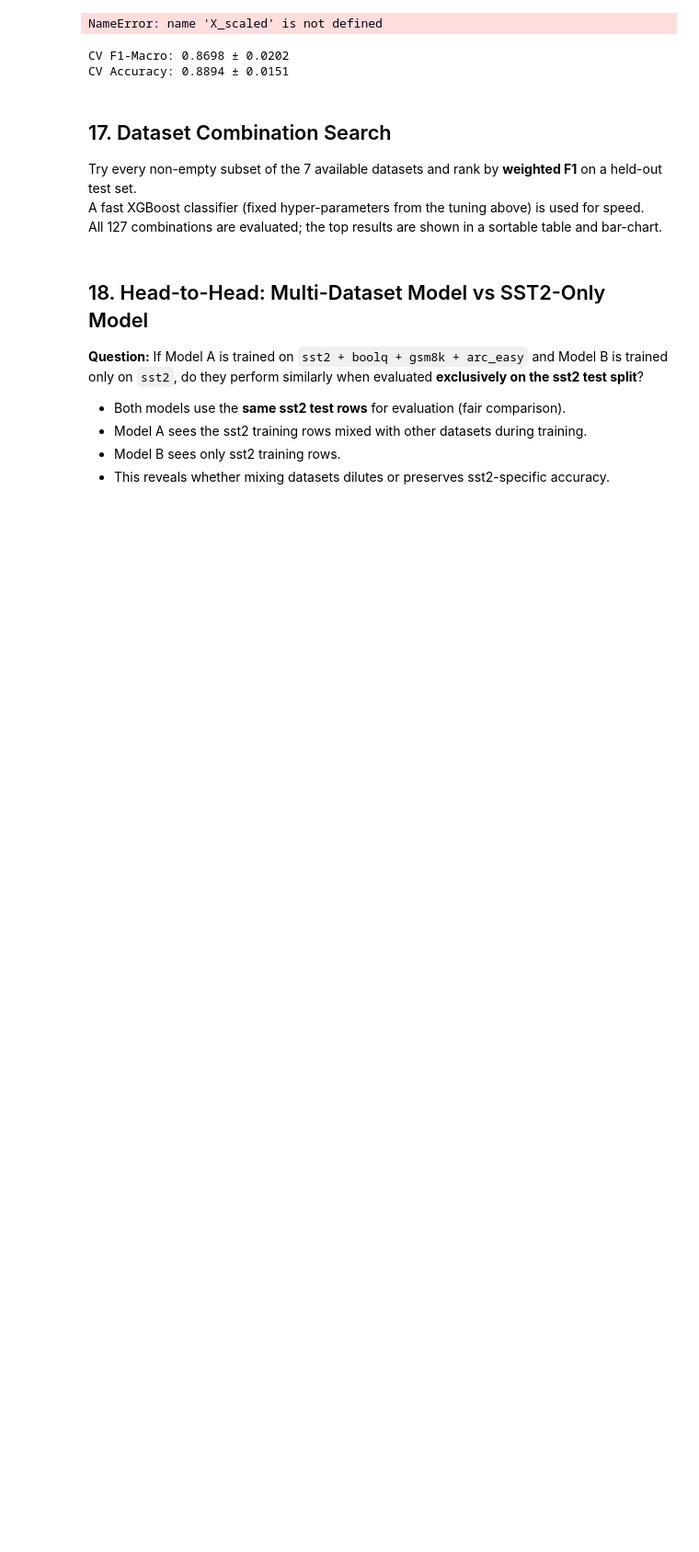
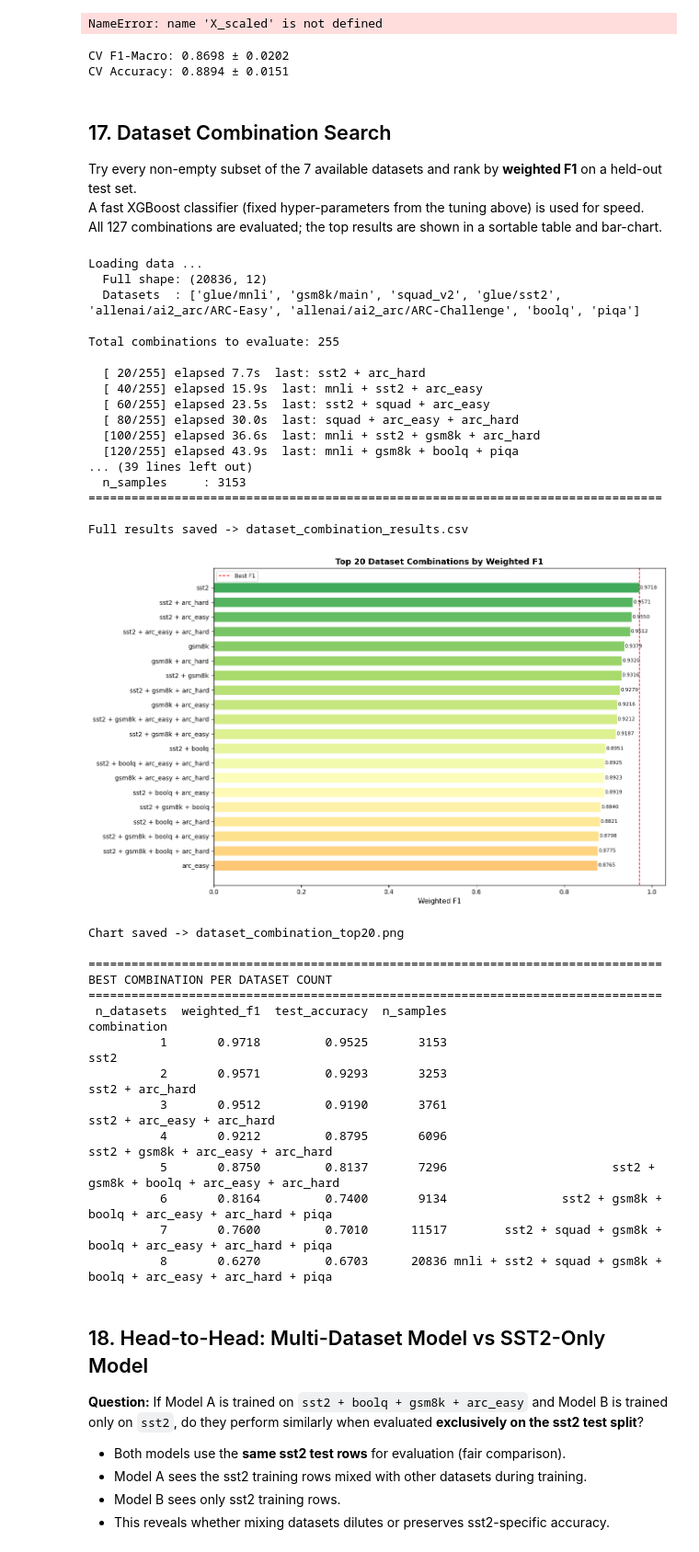
Before and after one commit to Pratyay-Patel/Reduce-Hallucinations-in-LLMS, a Jupyter notebook: Classification_model/train_advanced.ipynb, the cells around one changed output. Shown at 92% size. Cells and saved outputs as stored; diff of their text form; code cells hidden in the pictures; blank space fills up the shorter version.

```diff
--- a/Classification_model/train_advanced.ipynb
+++ b/Classification_model/train_advanced.ipynb
@@ -1126,6 +1126,7 @@ ALL_DATASETS = [
     'boolq',
     'allenai/ai2_arc/ARC-Easy',
     'allenai/ai2_arc/ARC-Challenge',
+    'piqa'
 ]
 
 SHORT_NAMES = {
@@ -1136,6 +1137,7 @@ SHORT_NAMES = {
     'boolq':                         'boolq',
     'allenai/ai2_arc/ARC-Easy':      'arc_easy',
     'allenai/ai2_arc/ARC-Challenge': 'arc_hard',
+    'piqa':                          'piqa',
 }
 
 # XGBoost params (same as best found in section 5)
@@ -1254,33 +1256,66 @@ bars    = ax.barh(top20['combination'], top20['weighted_f1'],
                   color=colors, edgecolor='white', height=0.7)
 
 for bar, val in zip(bars, top20['weighted_f1']):
     ax.text(bar.get_width() + 0.001, bar.get_y() + bar.get_height() / 2,
             f'{val:.4f}', va='center', ha='left', fontsize=8)
 
 ax.set_xlabel('Weighted F1', fontsize=11)
 ax.set_title('Top 20 Dataset Combinations by Weighted F1', fontsize=13, fontweight='bold')
 ax.set_xlim(0, min(1.05, top20['weighted_f1'].max() + 0.06))
 ax.axvline(results_df.iloc[0]['weighted_f1'], color='red',
            linestyle='--', linewidth=1.2, label='Best F1')
 ax.legend(fontsize=9)
 plt.tight_layout()
 plt.savefig('dataset_combination_top20.png', dpi=150, bbox_inches='tight')
 plt.show()
 print("Chart saved -> dataset_combination_top20.png")
 
 # ── Best combo per dataset-count ─────────────────────────────────────────────
 print("\n" + "="*80)
 print("BEST COMBINATION PER DATASET COUNT")
 print("="*80)
 best_per_size = (
     results_df
     .sort_values('weighted_f1', ascending=False)
     .groupby('n_datasets')
     .first()
     .reset_index()
     [['n_datasets', 'weighted_f1', 'test_accuracy', 'n_samples', 'combination']]
 )
 print(best_per_size.to_string(index=False))
+# %% [output]
+Loading data ...
+  Full shape: (20836, 12)
+  Datasets  : ['glue/mnli', 'gsm8k/main', 'squad_v2', 'glue/sst2', 'allenai/ai2_arc/ARC-Easy', 'allenai/ai2_arc/ARC-Challenge', 'boolq', 'piqa']
+
+Total combinations to evaluate: 255
+
+  [ 20/255] elapsed 7.7s  last: sst2 + arc_hard
+  [ 40/255] elapsed 15.9s  last: mnli + sst2 + arc_easy
+  [ 60/255] elapsed 23.5s  last: sst2 + squad + arc_easy
+  [ 80/255] elapsed 30.0s  last: squad + arc_easy + arc_hard
+  [100/255] elapsed 36.6s  last: mnli + sst2 + gsm8k + arc_hard
+  [120/255] elapsed 43.9s  last: mnli + gsm8k + boolq + piqa
+... (39 lines left out)
+  n_samples     : 3153
+================================================================================
+
+Full results saved -> dataset_combination_results.csv
+[figure, added]
+Chart saved -> dataset_combination_top20.png
+
+================================================================================
+BEST COMBINATION PER DATASET COUNT
+================================================================================
+ n_datasets  weighted_f1  test_accuracy  n_samples                                                      combination
+          1       0.9718         0.9525       3153                                                             sst2
+          2       0.9571         0.9293       3253                                                  sst2 + arc_hard
+          3       0.9512         0.9190       3761                                       sst2 + arc_easy + arc_hard
+          4       0.9212         0.8795       6096                               sst2 + gsm8k + arc_easy + arc_hard
+          5       0.8750         0.8137       7296                       sst2 + gsm8k + boolq + arc_easy + arc_hard
+          6       0.8164         0.7400       9134                sst2 + gsm8k + boolq + arc_easy + arc_hard + piqa
+          7       0.7600         0.7010      11517        sst2 + squad + gsm8k + boolq + arc_easy + arc_hard + piqa
+          8       0.6270         0.6703      20836 mnli + sst2 + squad + gsm8k + boolq + arc_easy + arc_hard + piqa
 # %% [markdown]
 ## 18. Head-to-Head: Multi-Dataset Model vs SST2-Only Model
 
```
Also changed, not shown: parts of 20 cells of this notebook, 10 other files.
